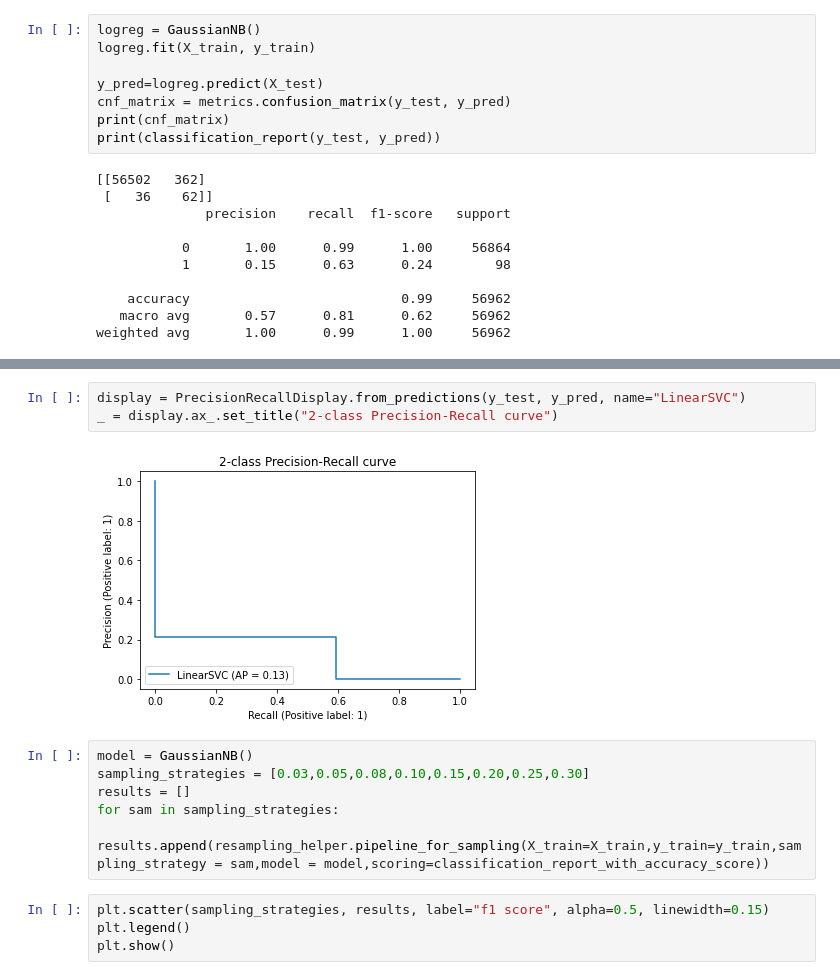
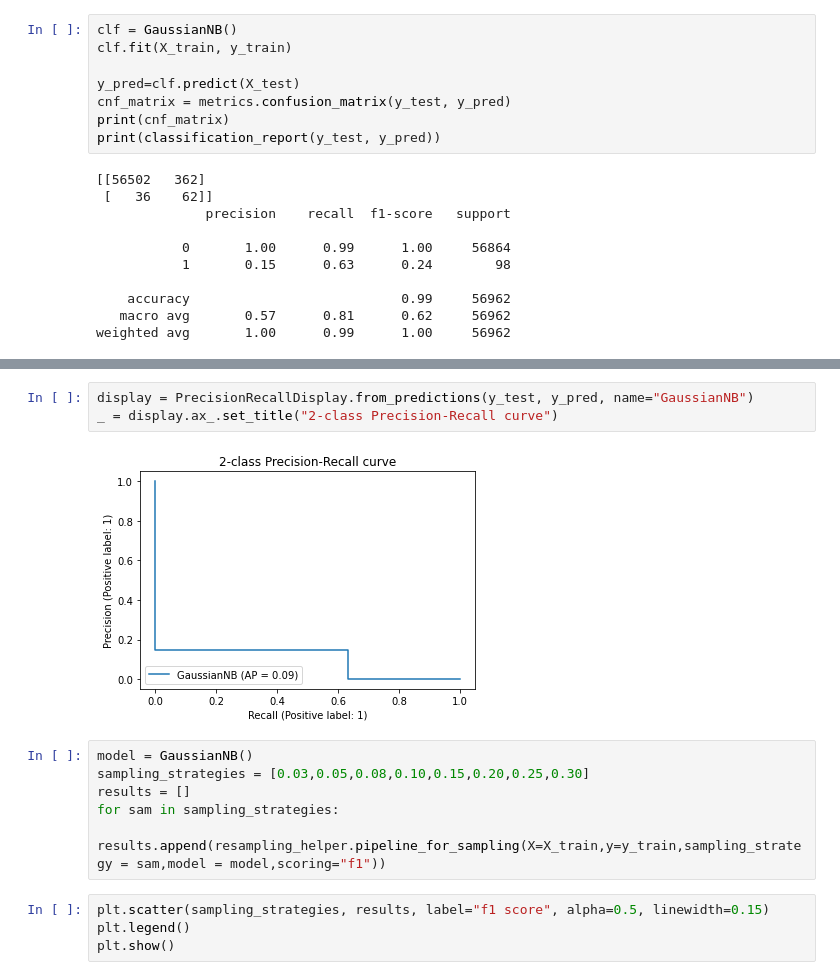
Before and after one commit to alessandroNarcisi96/FraudDetection, a Jupyter notebook: project.ipynb, the cells around one changed output, grey strips where cells are left out. Drawn from its saved outputs; the diff is of its cells as text.

```diff
--- a/project.ipynb
+++ b/project.ipynb
@@ -223,8 +221,8 @@ plt.show()
 # %%
-logreg = GaussianNB()
-logreg.fit(X_train, y_train)
+clf = GaussianNB()
+clf.fit(X_train, y_train)
 
-y_pred=logreg.predict(X_test)
+y_pred=clf.predict(X_test)
 cnf_matrix = metrics.confusion_matrix(y_test, y_pred)
 print(cnf_matrix)
 print(classification_report(y_test, y_pred))
@@ -261,14 +240,14 @@ weighted avg       1.00      1.00      1.00     56962
 # %%
-display = PrecisionRecallDisplay.from_predictions(y_test, y_pred, name="LinearSVC")
+display = PrecisionRecallDisplay.from_predictions(y_test, y_pred, name="GaussianNB")
 _ = display.ax_.set_title("2-class Precision-Recall curve")
 # %% [output]
-[figure, old version]
+[figure, new version]
 # %%
 model = GaussianNB()
 sampling_strategies = [0.03,0.05,0.08,0.10,0.15,0.20,0.25,0.30]
 results = []
 for sam in sampling_strategies:
-    results.append(resampling_helper.pipeline_for_sampling(X_train=X_train,y_train=y_train,sampling_strategy = sam,model = model,scoring=classification_report_with_accuracy_score))
+    results.append(resampling_helper.pipeline_for_sampling(X=X_train,y=y_train,sampling_strategy = sam,model = model,scoring="f1"))
 # %%
 plt.scatter(sampling_strategies, results, label="f1 score", alpha=0.5, linewidth=0.15)
 plt.legend()
```
Also changed, not shown: parts of 11 cells of this notebook.
